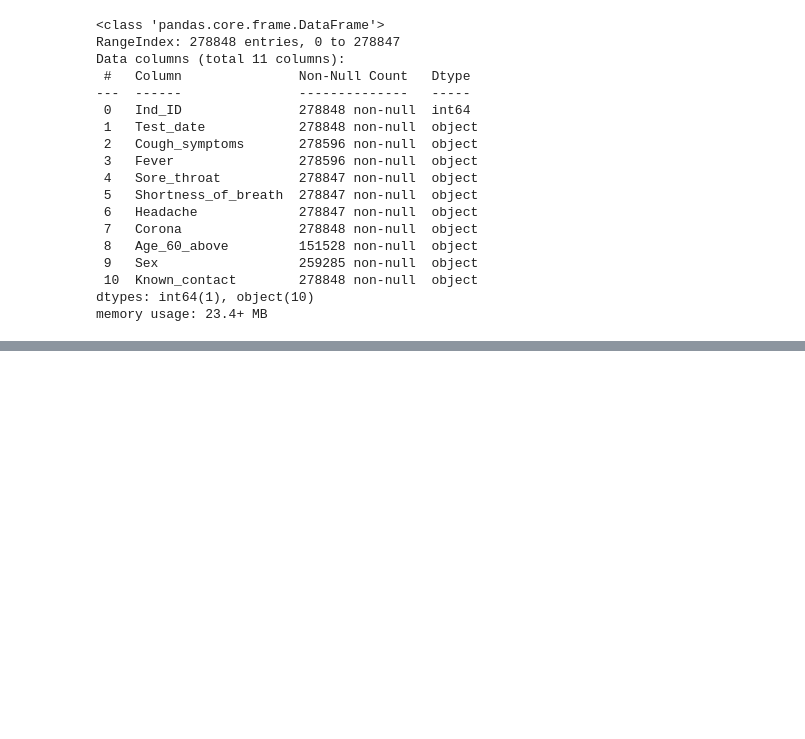
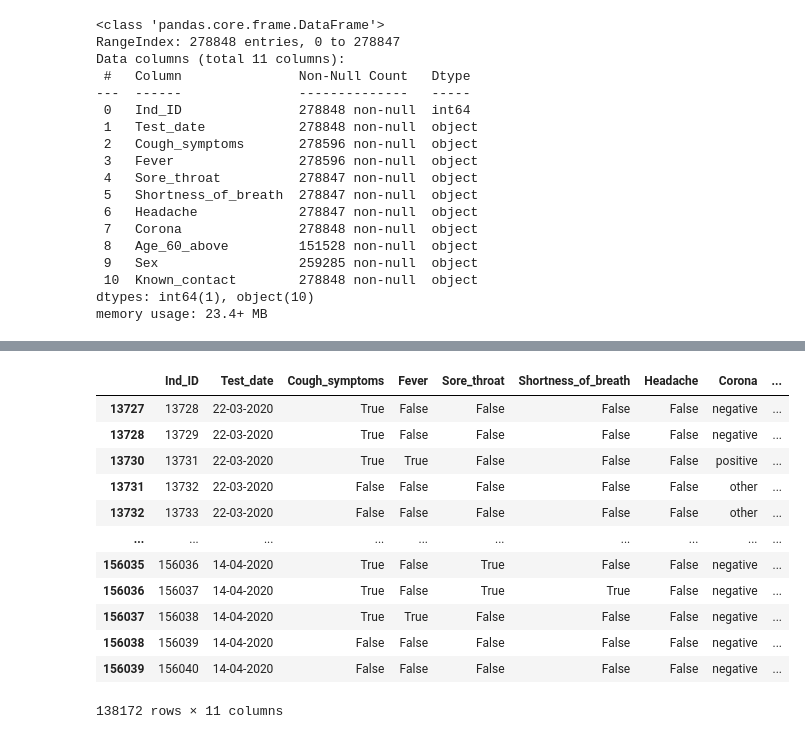
Before and after one commit to Sanayaghimire/Data_Science, a Jupyter notebook: covid_test.ipynb, the cells around one changed output, grey strips where cells are left out. Cells and saved outputs as stored; diff of their text form; code cells hidden in the pictures; blank space fills up the shorter version.

```diff
--- a/covid_test.ipynb
+++ b/covid_test.ipynb
@@ -56,0 +75,18 @@ memory usage: 23.4+ MB
+# %%
+data_clean = data.dropna()
+data = data_clean
+data
+# %% [output]
+|  | Ind_ID | Test_date | Cough_symptoms | Fever | Sore_throat | Shortness_of_breath | Headache | Corona | ... |
+| 13727 | 13728 | 22-03-2020 | True | False | False | False | False | negative | ... |
+| 13728 | 13729 | 22-03-2020 | True | False | False | False | False | negative | ... |
+| 13730 | 13731 | 22-03-2020 | True | True | False | False | False | positive | ... |
+| 13731 | 13732 | 22-03-2020 | False | False | False | False | False | other | ... |
+| 13732 | 13733 | 22-03-2020 | False | False | False | False | False | other | ... |
+| ... | ... | ... | ... | ... | ... | ... | ... | ... | ... |
+| 156035 | 156036 | 14-04-2020 | True | False | True | False | False | negative | ... |
+| 156036 | 156037 | 14-04-2020 | True | False | True | True | False | negative | ... |
+| 156037 | 156038 | 14-04-2020 | True | True | False | False | False | negative | ... |
+| 156038 | 156039 | 14-04-2020 | False | False | False | False | False | negative | ... |
+| 156039 | 156040 | 14-04-2020 | False | False | False | False | False | negative | ... |
+138172 rows × 11 columns
```
Also changed, not shown: parts of 21 cells of this notebook.
